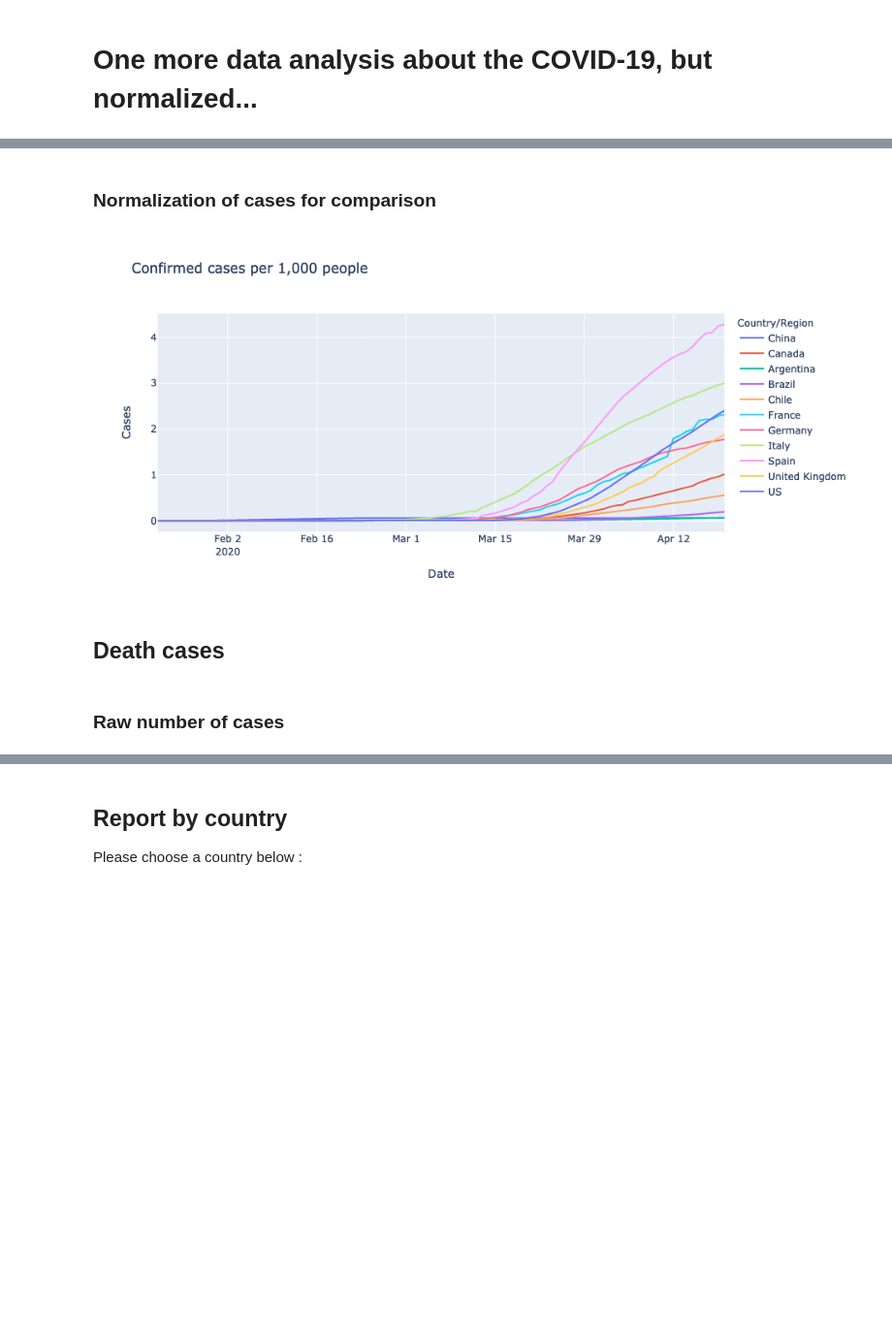
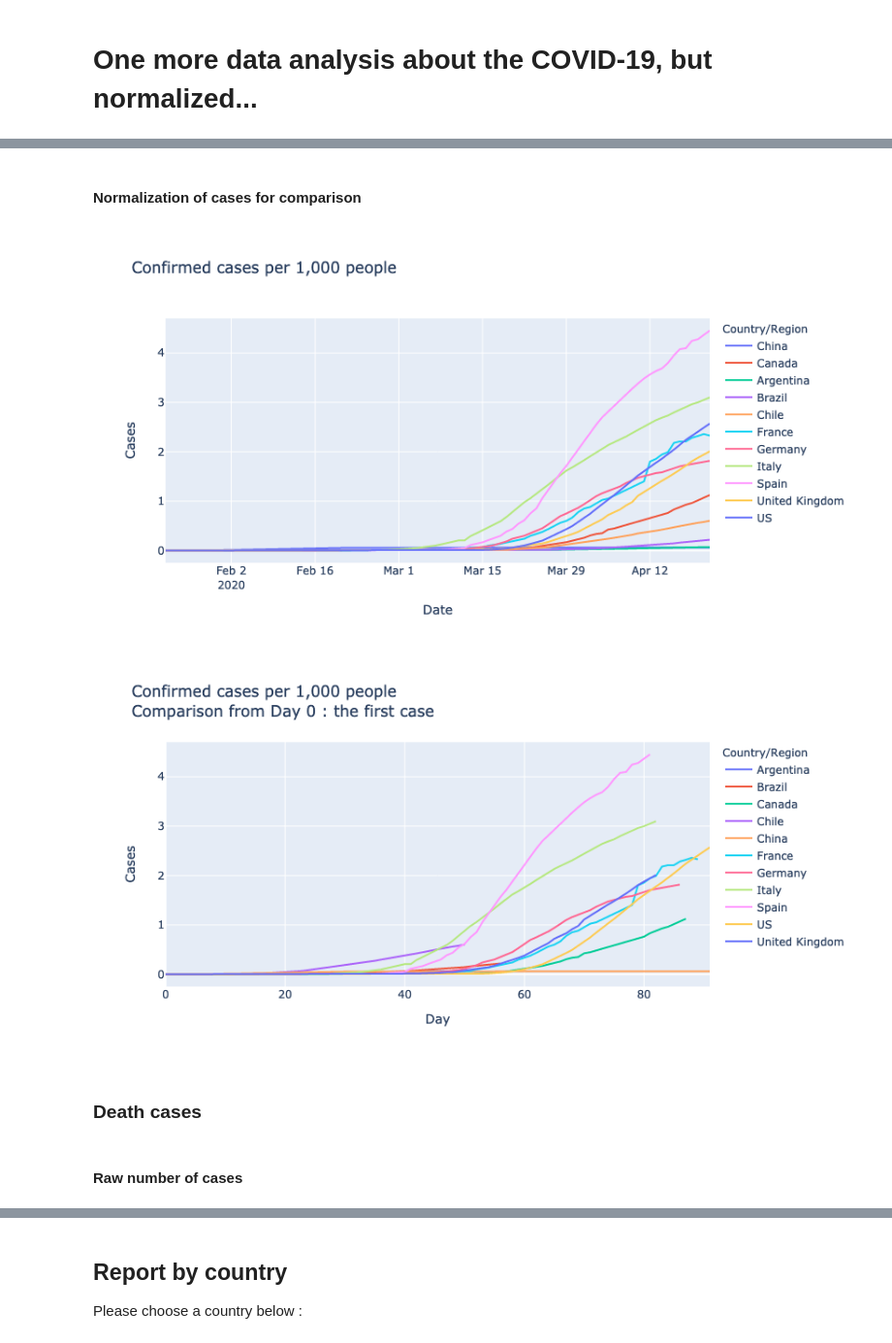
Before and after one commit to ymarsaud/covid, a Jupyter notebook: covid_analysis.ipynb, the cells around one changed output, grey strips where cells are left out. Shown at 97% size. Saved outputs shown, nothing was run; the diff lists cells and outputs as text; code cells hidden in the pictures; blank space fills up the shorter version.

Commit message:
refactoring, comparison from the first case

```diff
--- a/covid_analysis.ipynb
+++ b/covid_analysis.ipynb
@@ -163,5 +197,5 @@ population = population[population["Country/Region"].isin(pays) | population["Co
 # %%
-data_confirmed = pd.read_csv(path+"time_series_covid19_confirmed_global.csv")
+data_confirmed = pd.read_csv(get_path()+"time_series_covid19_confirmed_global.csv")
 confirmed = prepare_data(data_confirmed,pays,to_agregate)
 #confirmed
 # %% [markdown]
@@ -174,15 +208,17 @@ confirmed.transpose().tail(1)
 # %% [markdown]
-### Normalization of cases for comparison
+#### Normalization of cases for comparison
 # %%
 time = confirmed.columns[-1]
 meta = prepare_metadata('Confirmed')
 #meta_to_html(meta)
 confirmed_norm = normalize(confirmed,n)
 #confirmed_norm.plot(title=title)
 #plot_with_plotly(confirmed_norm,meta)
 timeseries_with_plotly(confirmed_norm,meta)
+firstcase_compare_plot(confirmed_norm,'Confirmed')
 # %% [output]
-[figure, old version]
+[figure, new version]
+[figure, added]
 # %% [markdown]
-## Death cases
+### Death cases
 # %%
@@ -190,6 +226,6 @@ data = pd.read_csv(path+"time_series_covid19_deaths_global.csv")
 death = prepare_data(data,pays,to_agregate)
 # %% [markdown]
-### Raw number of cases
+#### Raw number of cases
 # %%
 death.transpose().tail(1)
 # %% [output]
```
Also changed, not shown: parts of 23 cells of this notebook.
